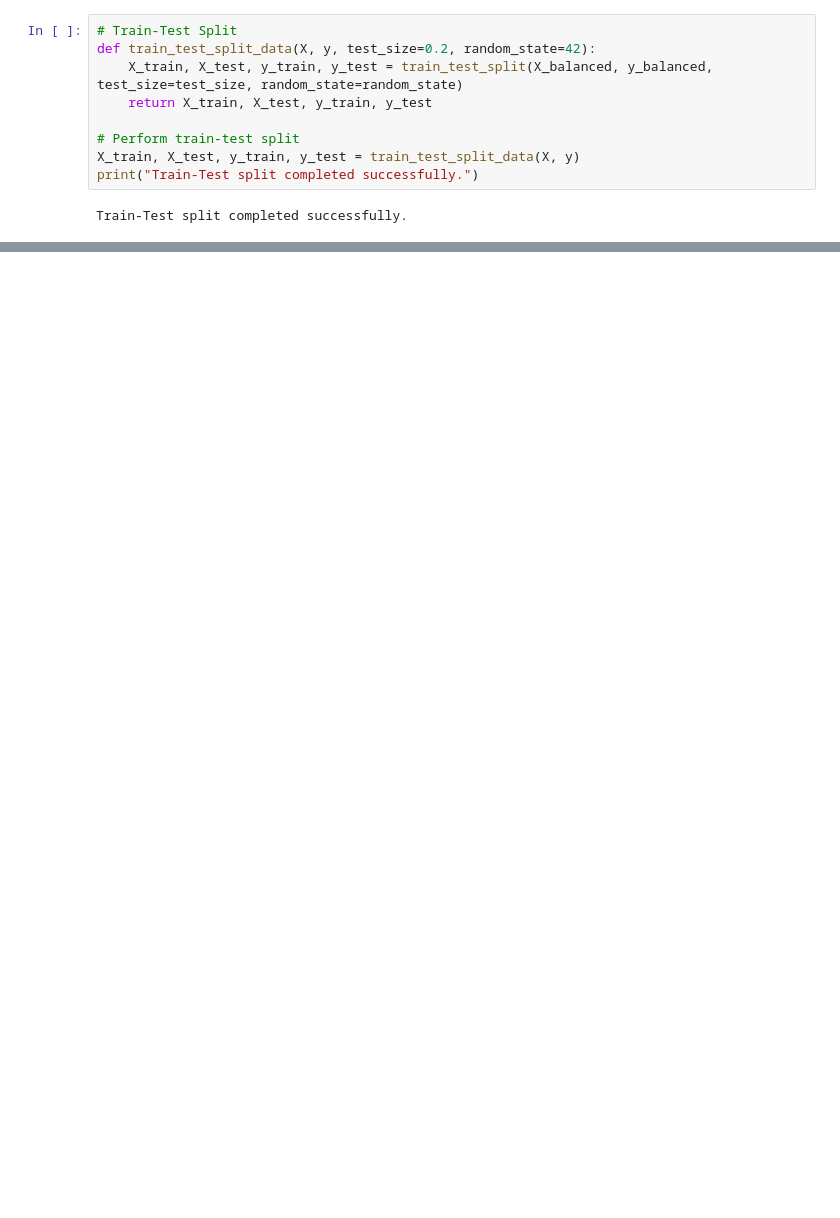
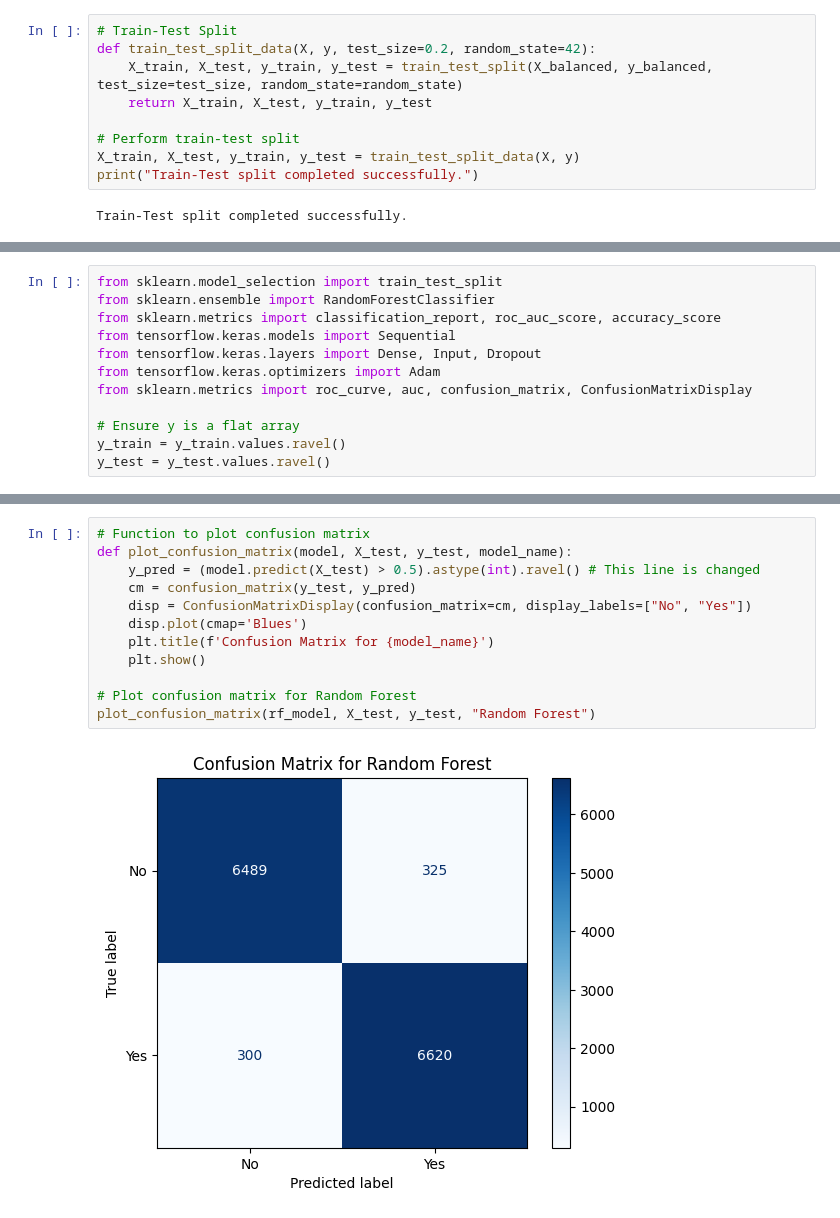
Before and after one commit to mathu3004/Bank_Marketing_MachineLearning_CW, a Jupyter notebook: Bank_Marketing_CM2604.ipynb, the cells around one changed output, grey strips where cells are left out. Saved outputs shown, nothing was run; the diff lists cells and outputs as text; blank space fills up the shorter version.

Commit message:
Random Forest Classifier

```diff
--- a/Bank_Marketing_CM2604.ipynb
+++ b/Bank_Marketing_CM2604.ipynb
@@ -661 +662,13 @@ y_train shape: (54932,)
 y_test shape: (13734,)
+# %%
+from sklearn.model_selection import train_test_split
+from sklearn.ensemble import RandomForestClassifier
+from sklearn.metrics import classification_report, roc_auc_score, accuracy_score
+from tensorflow.keras.models import Sequential
+from tensorflow.keras.layers import Dense, Input, Dropout
+from tensorflow.keras.optimizers import Adam
+from sklearn.metrics import roc_curve, auc, confusion_matrix, ConfusionMatrixDisplay
+
+# Ensure y is a flat array
+y_train = y_train.values.ravel()
+y_test = y_test.values.ravel()
@@ -661,0 +733,14 @@ y_test shape: (13734,)
+# %%
+# Function to plot confusion matrix
+def plot_confusion_matrix(model, X_test, y_test, model_name):
+    y_pred = (model.predict(X_test) > 0.5).astype(int).ravel() # This line is changed
+    cm = confusion_matrix(y_test, y_pred)
+    disp = ConfusionMatrixDisplay(confusion_matrix=cm, display_labels=["No", "Yes"])
+    disp.plot(cmap='Blues')
+    plt.title(f'Confusion Matrix for {model_name}')
+    plt.show()
+
+# Plot confusion matrix for Random Forest
+plot_confusion_matrix(rf_model, X_test, y_test, "Random Forest")
+# %% [output]
+[figure, added]
```
Also changed, not shown: parts of 11 cells of this notebook.
